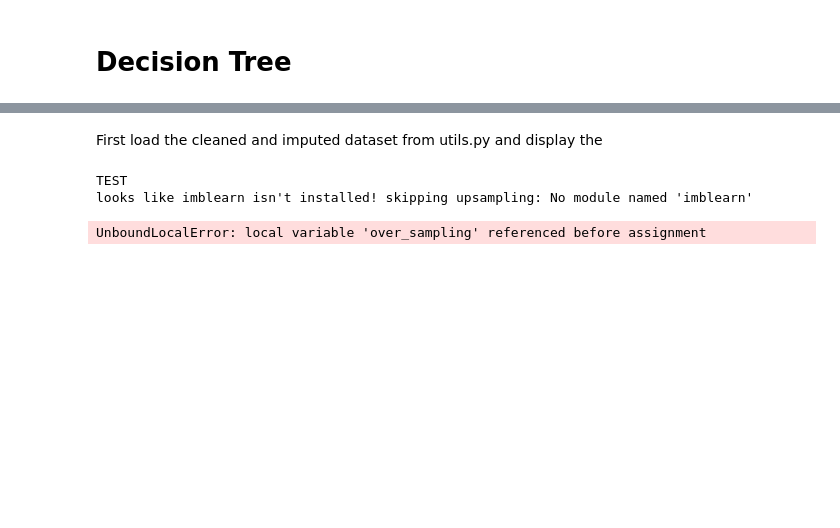
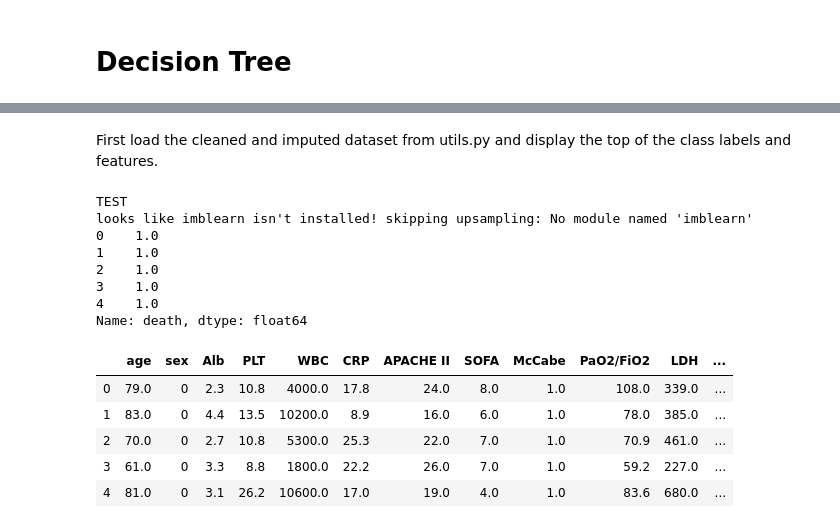
Before and after one commit to sarahmounho/CS329E_Classification_Project, a Jupyter notebook: Decision_Tree.ipynb, the cells around one changed output, grey strips where cells are left out. Saved outputs shown, nothing was run; the diff lists cells and outputs as text; code cells hidden in the pictures; blank space fills up the shorter version.

```diff
--- a/Decision_Tree.ipynb
+++ b/Decision_Tree.ipynb
@@ -29,19 +24,25 @@ import time
 
 %matplotlib inline
 # %% [markdown]
-First load the cleaned and imputed dataset from utils.py and display the
+First load the cleaned and imputed dataset from utils.py and display the top of the class labels and features.
-# %%
-from utils import intake_data
-data = intake_data()
-#adjust variables
-data.rename(columns = {'death = 1 ': 'death'}, inplace=True)
-#create X and Y dataframes
-data_X = data.iloc[:, :16]
-data_Y = data.iloc[:, 17] #df with class labels
-print(data_Y.head())
-data_X.head()
-# %% [output]
-TEST
-looks like imblearn isn't installed! skipping upsampling: No module named 'imblearn'
-UnboundLocalError: local variable 'over_sampling' referenced before assignment
+# %%
+from utils import intake_data
+data_X, data_Y = intake_data()
+print(data_Y.head())
+data_X.head()
+# %% [output]
+TEST
+looks like imblearn isn't installed! skipping upsampling: No module named 'imblearn'
+0    1.0
+1    1.0
+2    1.0
+3    1.0
+4    1.0
+Name: death, dtype: float64
+|  | age | sex | Alb | PLT | WBC | CRP | APACHE II | SOFA | McCabe | PaO2/FiO2 | LDH | ... |
+| 0 | 79.0 | 0 | 2.3 | 10.8 | 4000.0 | 17.8 | 24.0 | 8.0 | 1.0 | 108.0 | 339.0 | ... |
+| 1 | 83.0 | 0 | 4.4 | 13.5 | 10200.0 | 8.9 | 16.0 | 6.0 | 1.0 | 78.0 | 385.0 | ... |
+| 2 | 70.0 | 0 | 2.7 | 10.8 | 5300.0 | 25.3 | 22.0 | 7.0 | 1.0 | 70.9 | 461.0 | ... |
+| 3 | 61.0 | 0 | 3.3 | 8.8 | 1800.0 | 22.2 | 26.0 | 7.0 | 1.0 | 59.2 | 227.0 | ... |
+| 4 | 81.0 | 0 | 3.1 | 26.2 | 10600.0 | 17.0 | 19.0 | 4.0 | 1.0 | 83.6 | 680.0 | ... |
 # %% [markdown]
```
Also changed, not shown: parts of 11 cells of this notebook, 2 other files.
